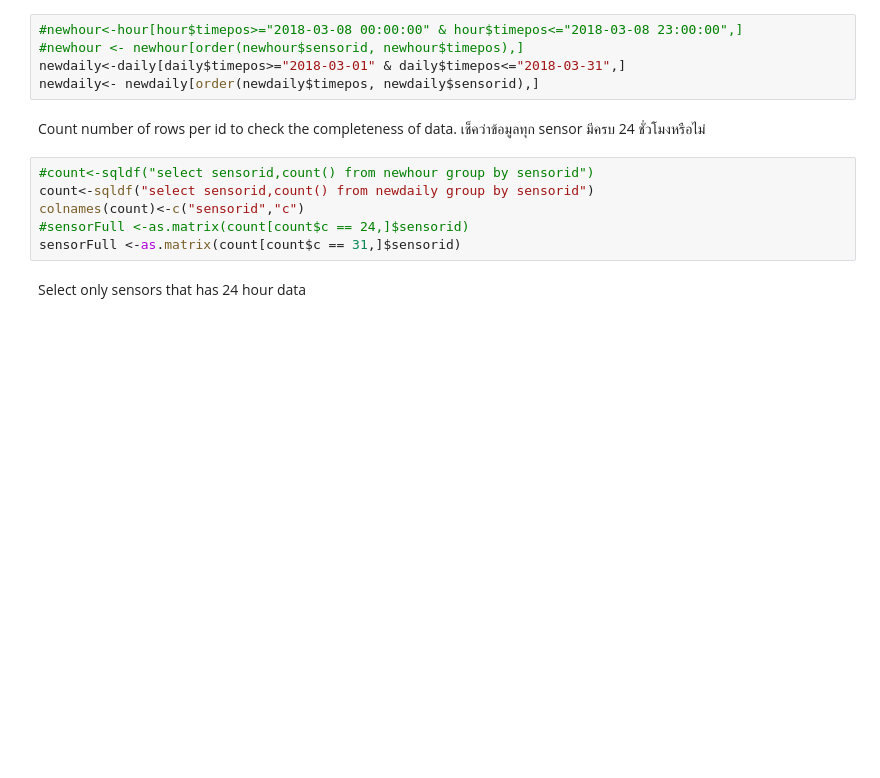
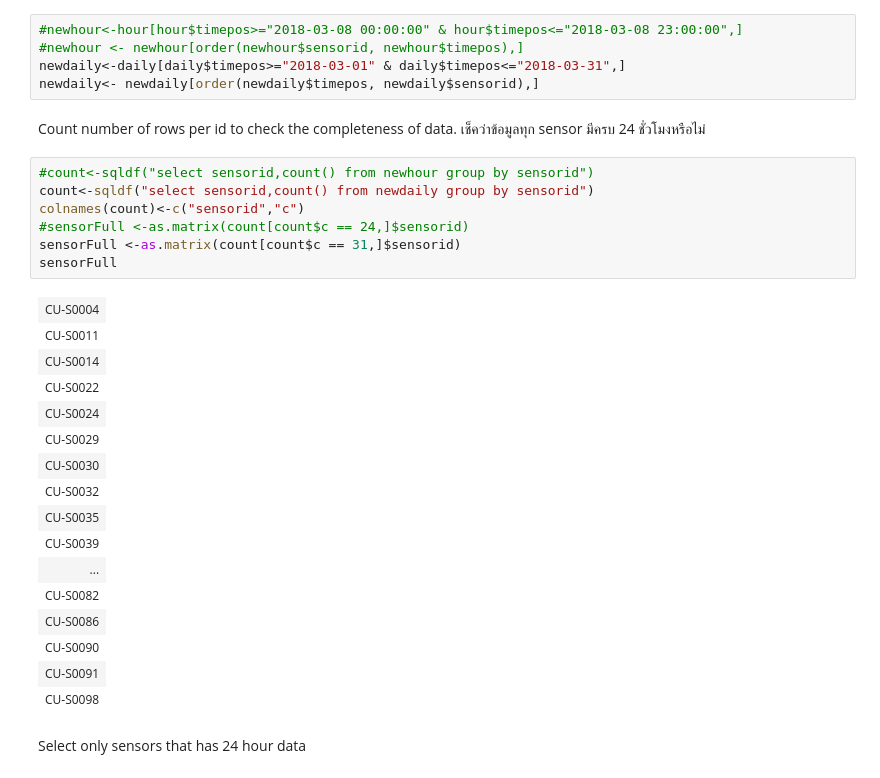
Before and after one commit to Maplub/Jupyter, a Jupyter notebook: st_variogram.ipynb, the cells around one changed output. Cells and saved outputs as stored; diff of their text form; blank space fills up the shorter version.

```diff
--- a/st_variogram.ipynb
+++ b/st_variogram.ipynb
@@ -97,9 +113,27 @@ Count number of rows per id to check the completeness of data. เช็คว
 # %%
 #count<-sqldf("select sensorid,count() from newhour group by sensorid")
 count<-sqldf("select sensorid,count() from newdaily group by sensorid")
 colnames(count)<-c("sensorid","c")
 #sensorFull <-as.matrix(count[count$c == 24,]$sensorid)
 sensorFull <-as.matrix(count[count$c == 31,]$sensorid)
+sensorFull
+# %% [output]
+| CU-S0004 |
+| CU-S0011 |
+| CU-S0014 |
+| CU-S0022 |
+| CU-S0024 |
+| CU-S0029 |
+| CU-S0030 |
+| CU-S0032 |
+| CU-S0035 |
+| CU-S0039 |
+| ... |
+| CU-S0082 |
+| CU-S0086 |
+| CU-S0090 |
+| CU-S0091 |
+| CU-S0098 |
 # %% [markdown]
 Select only sensors that has 24 hour data
 # %%
```
Also changed, not shown: parts of 14 cells of this notebook, 1 other file.
